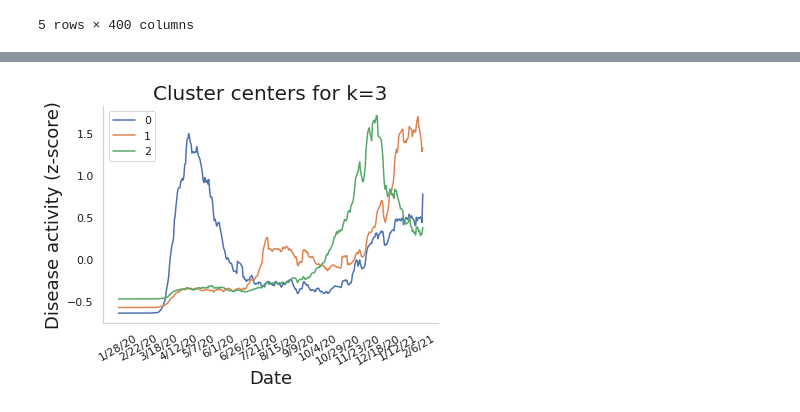
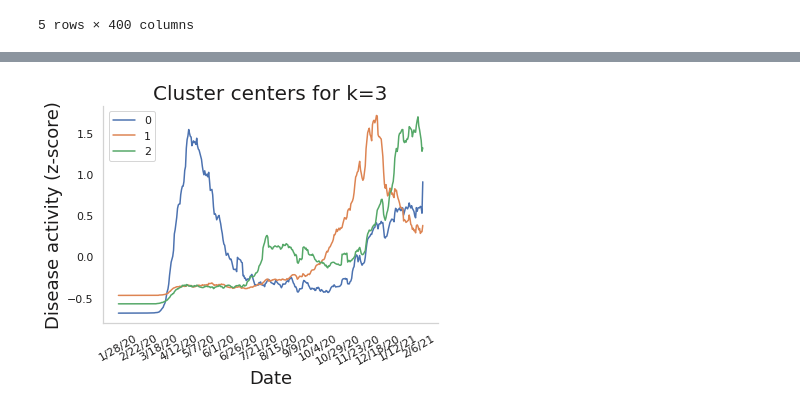
Before and after one commit to jkaashoek/senior_thesis, a Jupyter notebook: code/clustering.ipynb, the cells around one changed output, grey strips where cells are left out. Drawn from its saved outputs; the diff is of its cells as text; code cells hidden in the pictures.

Commit message:
cleaned clustering code

```diff
--- a/code/clustering.ipynb
+++ b/code/clustering.ipynb
@@ -123,9 +95,11 @@ county_cases = county_deaths.copy()
 # %%
 # Filter out just to get to the 50 states + District of Columbia
 provinces = list(county_cases.Province_State.unique())
-to_remove = ['Diamond Princess', 'Guam', 'Grand Princess', 'Northern Mariana Islands', 'Puerto Rico', 'Virgin Islands']
+to_remove = ['Diamond Princess', 'Guam', 'Grand Princess', 'Northern Mariana Islands', 'Puerto Rico', 'Virgin Islands',
+             'American Samoa']
 states = [x for x in provinces if x not in to_remove]
 county_cases = county_cases[county_cases.Province_State.isin(states)]
+county_cases = county_cases[county_cases.Population > 0]
 county_cases.head()
 # %% [output]
 |  | UID | iso2 | iso3 | code3 | FIPS | Admin2 | Province_State | Country_Region | Lat | ... |
@@ -177,25 +154,15 @@ Index(['1/22/20', '1/23/20', '1/24/20', '1/25/20', '1/26/20', '1/27/20',
 # %%
 # Get the number of new cases per day, casting anything that is less than 0 (or nan values) to 0
 
-new_cases = county_cases[["FIPS", "Province_State", "Admin2", dates[0]]].copy()
+# These are the columns we want to keep on top of the date columns
+keep_cols= ["FIPS", "Population", "Province_State", "Admin2"]
+
+new_cases = county_cases[keep_cols+[dates[0]]].copy()
 for i in range(1, len(dates)):
     curr_date = dates[i]
     last_date = dates[i-1]
-    diff = (county_cases[curr_date] - county_cases[last_date]).values
-    new_cases[curr_date] = np.where((diff >= 0) | (np.isnan(diff)), diff, 0)
-#     print(len(diff))
-#     print(diff)
-#     for j in range(len(diff)):
-# #         print(diff[j])
-#         if diff[j] < 0:
-#             if j == 0:
-#                 diff[j] = 0
-#             elif j == len(diff)-1:
-#                 diff[j] = diff[j-1]
-#             else:
-#                 diff[j] = (diff[j-1] + diff[j+1]) / 2
-#     new_cases[curr_date] = diff
-
+    diff = county_cases[curr_date] - county_cases[last_date]
+    new_cases[curr_date] = np.where((diff >= 0), diff, 0)
 
 new_cases.head()
 # %% [output]
@@ -209,10 +176,10 @@ new_cases.head()
 # %%
-# Apply a smooth
+# Apply a smoothing by averaging over the last SMOOTH number of days
 
-smoothed_df = county_cases[["FIPS", "Province_State", "Admin2"]].copy()
+smoothed_df = county_cases[keep_cols].copy()
 for i in range(SMOOTH-1, len(dates)):
-    date_range = dates[i-SMOOTH+1:i+1]
-    smoothed_df[dates[i]] = np.mean(new_cases[date_range], axis=1)
+    sm_range = dates[i-SMOOTH+1:i+1]
+    smoothed_df[dates[i]] = np.mean(new_cases[sm_range], axis=1)
 
 smoothed_df.head()
 # %% [output]
@@ -405,21 +273,21 @@ plt.show()
 # %%
-# Plot the cluster centers
+# Choose k and run a more rigorous clustering using 10 random starts
 k=3
-kmeans = TimeSeriesKMeans(n_clusters=k, metric='euclidean', n_init=10).fit(data)
+kmeans = TimeSeriesKMeans(n_clusters=k, metric='euclidean', n_init=10, random_state=10).fit(data)
 centers = kmeans.cluster_centers_
 centers = centers.reshape(centers.shape[0], centers.shape[1])
 
 
 plt.figure()
 for i in range(k):
     plt.plot(centers.T[:,i], label=str(i))
 plt.title("Cluster centers for k=%i"%(k))
 plt.xticks([i for i in range(len(date_range))][::25], date_range[::25], rotation=30)
 plt.xlabel("Date")
 plt.ylabel("Disease activity (z-score)")
-plt.legend()
-# plt.savefig('../figures/%s'%("centers_k3.png"), dpi=300)
+plt.legend(frameon=False)
+plt.savefig('../figures/chapter_3/clustering/centers_k%i.png'%(k), dpi=300, bbox_inches='tight')
 plt.show()
 # %% [output]
-[figure, old version]
+[figure, new version]
 # %%
```
Also changed, not shown: parts of 30 cells of this notebook, 5 other files.
